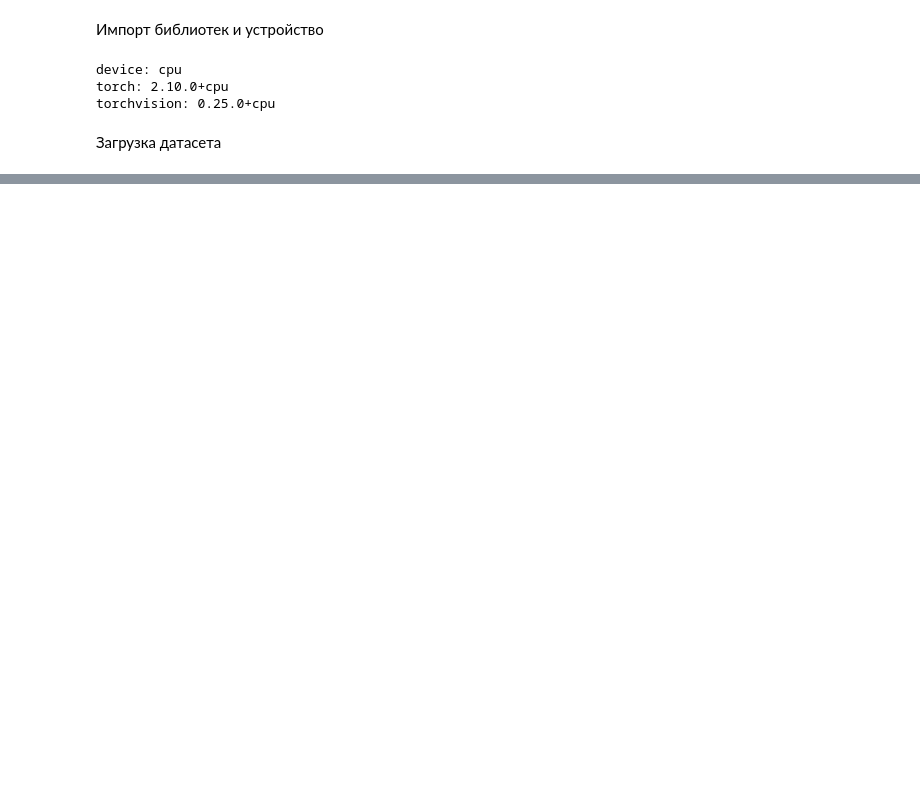
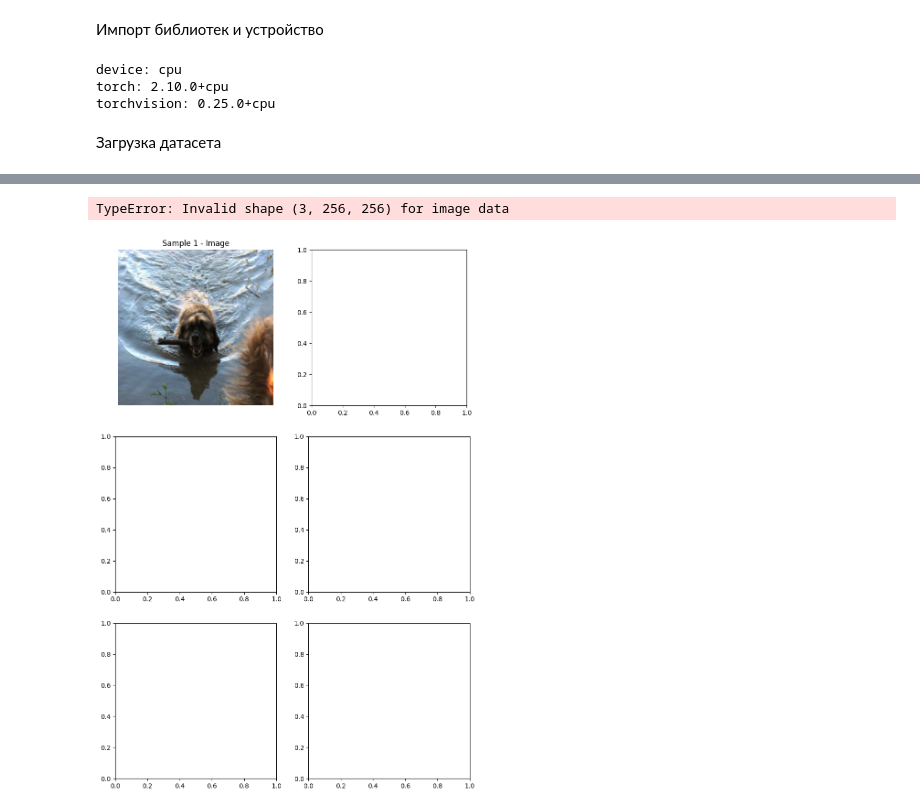
Before and after one commit to Androgorodok/aiecity, a Jupyter notebook: homeworks/HW10-11/HW10-11.ipynb, the cells around one changed output, grey strips where cells are left out. Cells and saved outputs as stored; diff of their text form; code cells hidden in the pictures; blank space fills up the shorter version.

```diff
--- a/homeworks/HW10-11/HW10-11.ipynb
+++ b/homeworks/HW10-11/HW10-11.ipynb
@@ -152,0 +261,13 @@ plt.show()
+# %%
+def check_data_sample(dataset, idx=0):
+    """Проверяем один сэмпл"""
+    image, mask = dataset[idx]
+    print(f"\nПроверка данных:")
+    print(f"  Image shape: {image.shape}")
+    print(f"  Mask shape: {mask.shape}")
+    print(f"  Image range: [{image.min():.3f}, {image.max():.3f}]")
+    print(f"  Mask unique values: {torch.unique(mask)}")
+    return image, mask
+
+print("\nПроверка первого сэмпла:")
+image, mask = check_data_sample(train_dataset)
@@ -152,0 +292,52 @@ plt.show()
+# %%
+def denormalize(tensor, mean, std):
+    """
+    Denormalize a tensor image.
+
+    Args:
+        tensor: Normalized tensor image (C, H, W)
+        mean: Mean values used for normalization
+        std: Standard deviation values used for normalization
+    """
+    # Clone tensor to avoid modifying original
+    tensor = tensor.clone()
+
+    # Denormalize
+    for t, m, s in zip(tensor, mean, std):
+        t.mul_(s).add_(m)
+
+    # Convert to numpy and clamp values
+    tensor = tensor.numpy().transpose(1, 2, 0)
+    tensor = np.clip(tensor, 0, 1)
+
+    return tensor
+
+
+def visualize_pet_segmentation(dataset, num_samples=3, mean=[0.485, 0.456, 0.406], std=[0.229, 0.224, 0.225]):
+    fig, axes = plt.subplots(num_samples, 2, figsize=(10, 5*num_samples))
+
+    for i in range(num_samples):
+        # Get sample
+        image, mask = dataset[i]
+
+        # Denormalize image
+        image_denorm = denormalize(image, mean, std)
+
+        # Display image
+        axes[i, 0].imshow(image_denorm)
+        axes[i, 0].set_title(f'Sample {i+1} - Image')
+        axes[i, 0].axis('off')
+
+        # Display mask
+        axes[i, 1].imshow(mask.squeeze(), cmap='gray')
+        axes[i, 1].set_title(f'Sample {i+1} - Mask')
+        axes[i, 1].axis('off')
+
+    plt.tight_layout()
+    plt.show()
+
+# Use the function
+visualize_pet_segmentation(train_dataset, num_samples=3)
+# %% [output]
+TypeError: Invalid shape (3, 256, 256) for image data
+[figure, added]
```
Also changed, not shown: parts of 7 cells of this notebook.
